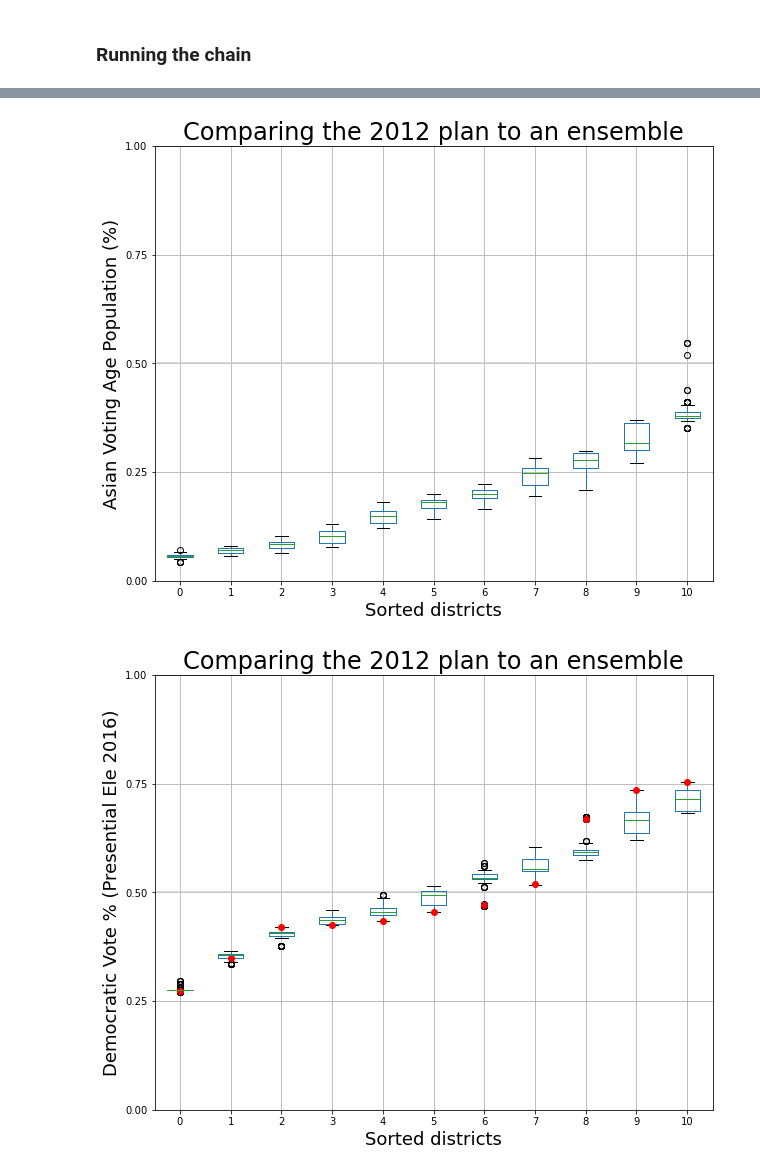
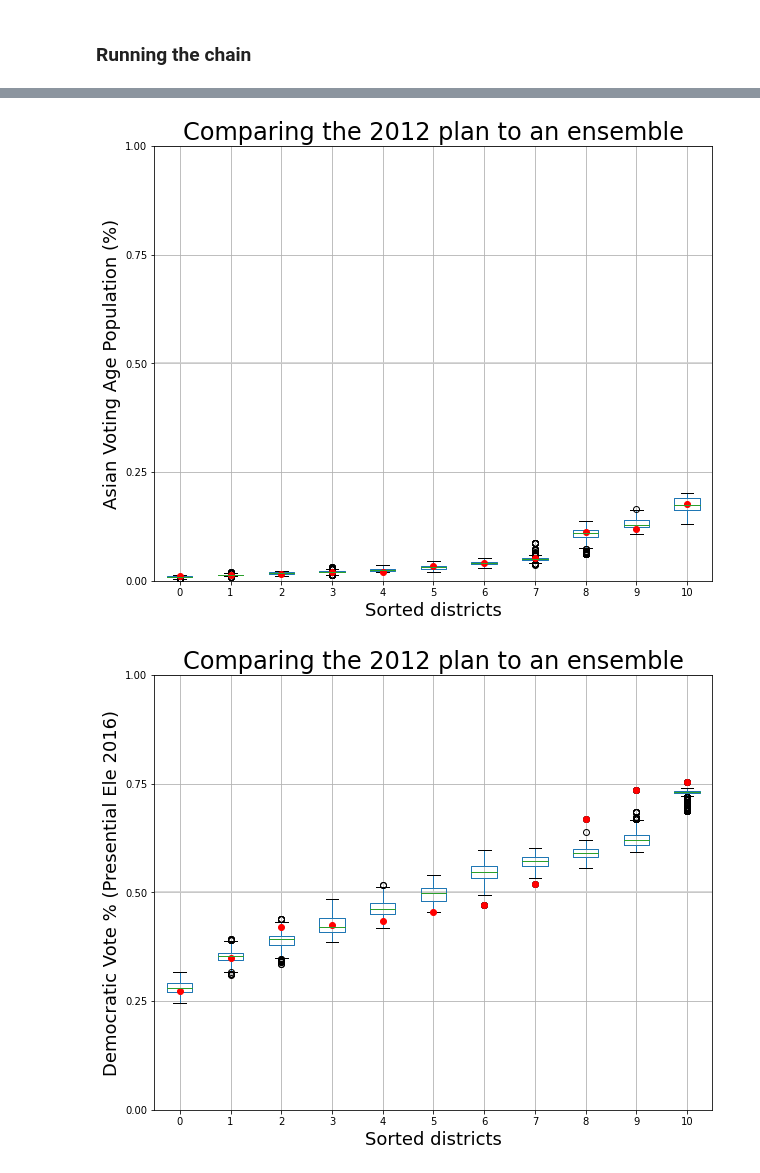
Before and after one commit to RahulReady/Redistricting-Project, a Jupyter notebook: VA Redistricting Plan.ipynb, the cells around one changed output, grey strips where cells are left out. Saved outputs shown, nothing was run; the diff lists cells and outputs as text; code cells hidden in the pictures.

```diff
--- a/VA Redistricting Plan.ipynb
+++ b/VA Redistricting Plan.ipynb
@@ -130,7 +143,7 @@ elections = [
                       "American Indian": "AMINVAP",
                       "Asian": "ASIANVAP",
                       "Native": "NHPIVAP",
-                      "Other": "OTHERVAP"}),
+                      "Other": "OTHERVAP"})
 ]
 # %% [markdown]
 ### Configuring our updaters
@@ -138,8 +151,7 @@ elections = [
 # Configure our updaters
 my_updaters = {
         "cut_edges": cut_edges,
-        "population": Tally("TOTPOP", alias="population"),
-        "BVAP_population": Tally("BVAP", alias="BVAP_population")
+        "population": Tally("TOTPOP", alias="population")
 }
 election_updaters = {election.name: election for election in elections}
 my_updaters.update(election_updaters)
@@ -219,10 +334,10 @@ We must find a way to preserve the max value of the old partition instead of tak
 # %%
 chain = MarkovChain(
     proposal=proposal,
-    constraints=[pop_constraint, compactness_bound, minBVAP_constraint],
+    constraints=[pop_constraint, compactness_bound],
     accept=accept.always_accept,
     initial_state=initial_partition,
-    total_steps=100
+    total_steps=1000
 )
 # %% [markdown]
 ### Running the chain
@@ -232,6 +347,6 @@ chain = MarkovChain(
 # This will take about 10 minutes.
 
 asian_vpop = pd.DataFrame(
-    sorted(partition["VPOP"].percents("Black"))
+    sorted(partition["VPOP"].percents("Asian"))
     for partition in chain
 )
@@ -254,25 +353,25 @@ asian_vpop
 # %%
 fig, ax = plt.subplots(figsize=(10, 8))
 
 # Draw 50% line
 ax.axhline(0.5, color="#cccccc")
 
 # Draw boxplot
 asian_vpop.boxplot(ax=ax, positions=range(len(asian_vpop.columns)))
 
 # Draw initial plan's Democratic vote %s (.iloc[0] gives the first row)
-#plt.plot(asian_vpop.iloc[0], "ro")
+plt.plot(asian_vpop.iloc[0], "ro")
 
 # Annotate
 ax.set_title("Comparing the 2012 plan to an ensemble", fontsize=24)
 ax.set_ylabel("Asian Voting Age Population (%)", fontsize=18)
 ax.set_xlabel("Sorted districts", fontsize=18)
-ax.set_ylim(0, 0.25)
+ax.set_ylim(0, 1)
 ax.set_yticks([0, 0.25, 0.5, 0.75, 1])
 
 plt.show()
 # %% [output]
-[figure, old version]
+[figure, new version]
 # %%
 dem_pres = pd.DataFrame(
     sorted(partition["PRES16"].percents("Democratic"))
@@ -299,4 +398,4 @@ ax.set_yticks([0, 0.25, 0.5, 0.75, 1])
 
 plt.show()
 # %% [output]
-[figure, old version]
+[figure, new version]
```
Also changed, not shown: parts of 28 cells of this notebook, 1 other file.
